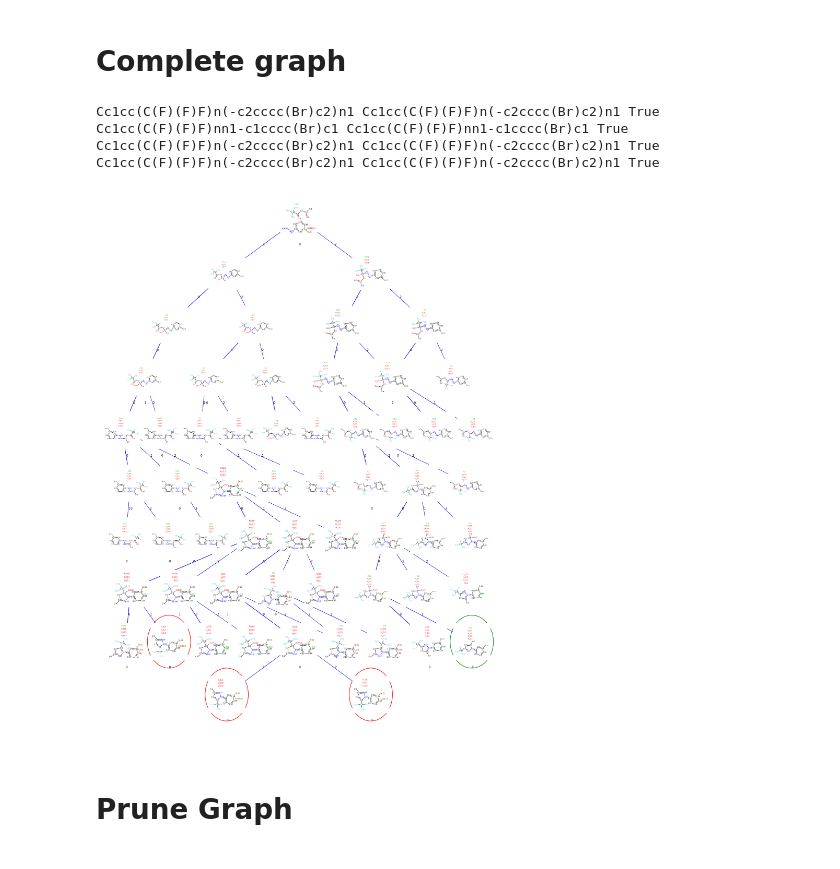
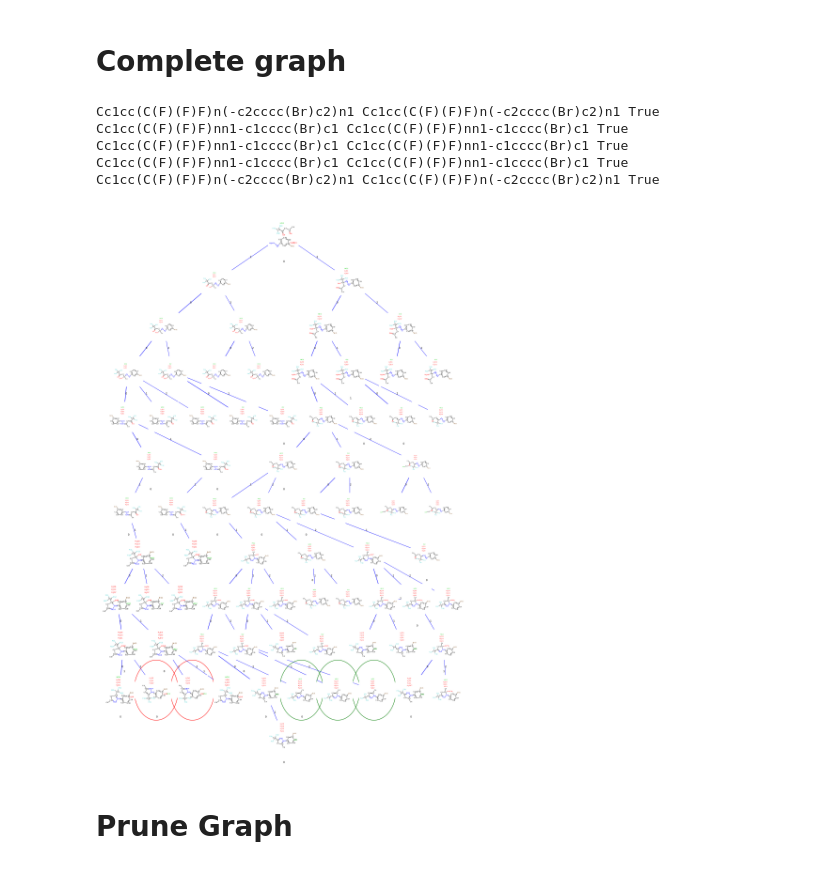
Before and after one commit to nedassan/FlowER-discrete, a Jupyter notebook: examples/vis_network.ipynb, the cells around one changed output. Saved outputs shown, nothing was run; the diff lists cells and outputs as text; code cells hidden in the pictures.

```diff
--- a/examples/vis_network.ipynb
+++ b/examples/vis_network.ipynb
@@ -150,43 +150,44 @@ def draw_molecule_network(prediction, query_smiles_list=[], unit="rank"):
 # Complete graph
 # %%
 
-# saving_file = ('samples/unrecognized_pistachio.pkl') # good pathway
-saving_file = ('../results/flower_dataset/best_hyperparam/result_chunk_0_s0.pickle') # view your pathway
+saving_file = ('samples/unrecognized_pistachio.pkl') # from the paper
+# saving_file = ('../results/flower_dataset/best_hyperparam/result_chunk_0_s0.pickle') # view your pathway
 
 with open(saving_file, 'rb') as file:
     predictions = pickle.load(file)
 
 IDX = 0 # specify which idx you would like to look at
 (graph, root, (reactant, products), check) = predictions[IDX]
 prune_graph = nx.DiGraph()  # Initialize a new empty graph
 
 for node in graph:
     # Clean node using RDKit's SMILES conversion and atom map removal
     clean_node = Chem.MolToSmiles(remove_atom_map(Chem.MolFromSmiles(node)))
     clean_list = clean_node.split(".")
 
     # If product is in the cleaned node
     for product in products:
         if product in clean_list:
             for path in nx.all_simple_paths(graph, root, node):
                 # Iterate through each path and add edges to the new graph
                 for i in range(len(path) - 1):
                     # Copy the edge data from the original graph to the new graph
                     edge_data = graph.get_edge_data(path[i], path[i + 1])
                     if not prune_graph.has_edge(path[i], path[i + 1]):
                         prune_graph.add_edge(path[i], path[i + 1], **edge_data)
 
                 edge_data = graph.get_edge_data(path[i+1], path[i+1])
                 if edge_data is None: edge_data = {'rank': 100, 'count': 0}
                 prune_graph.add_edge(path[i+1], path[i+1], **edge_data)
 
 draw_molecule_network(predictions[IDX], products)
 # %% [output]
 Cc1cc(C(F)(F)F)n(-c2cccc(Br)c2)n1 Cc1cc(C(F)(F)F)n(-c2cccc(Br)c2)n1 True
 Cc1cc(C(F)(F)F)nn1-c1cccc(Br)c1 Cc1cc(C(F)(F)F)nn1-c1cccc(Br)c1 True
+Cc1cc(C(F)(F)F)nn1-c1cccc(Br)c1 Cc1cc(C(F)(F)F)nn1-c1cccc(Br)c1 True
+Cc1cc(C(F)(F)F)nn1-c1cccc(Br)c1 Cc1cc(C(F)(F)F)nn1-c1cccc(Br)c1 True
 Cc1cc(C(F)(F)F)n(-c2cccc(Br)c2)n1 Cc1cc(C(F)(F)F)n(-c2cccc(Br)c2)n1 True
-Cc1cc(C(F)(F)F)n(-c2cccc(Br)c2)n1 Cc1cc(C(F)(F)F)n(-c2cccc(Br)c2)n1 True
-[figure, old version]
+[figure, new version]
 # %% [markdown]
 # Prune Graph
 # %%
```
Also changed, not shown: parts of 1 cell of this notebook.
